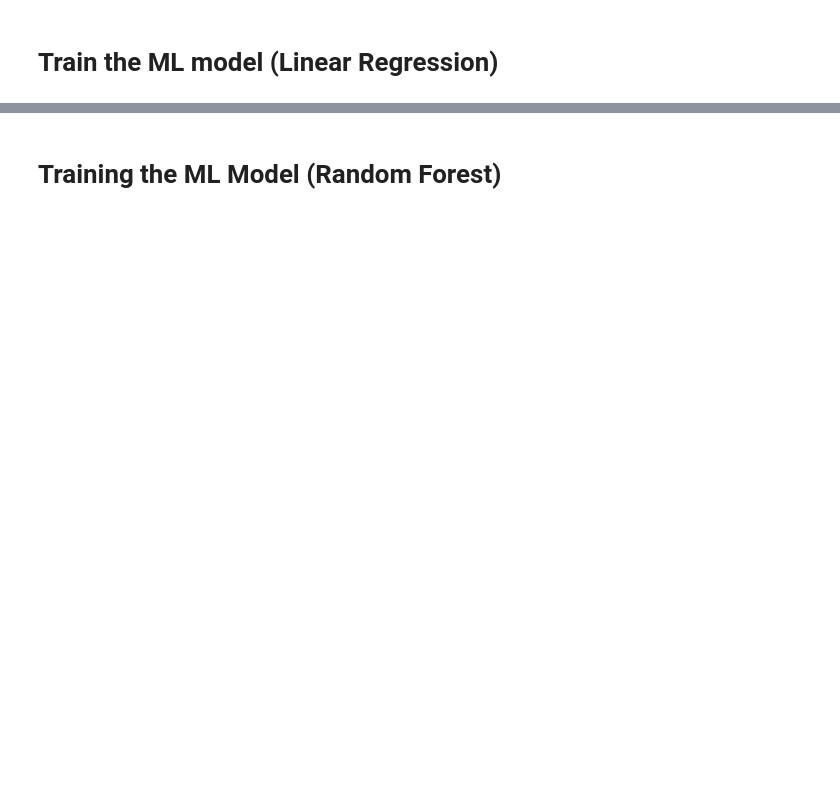
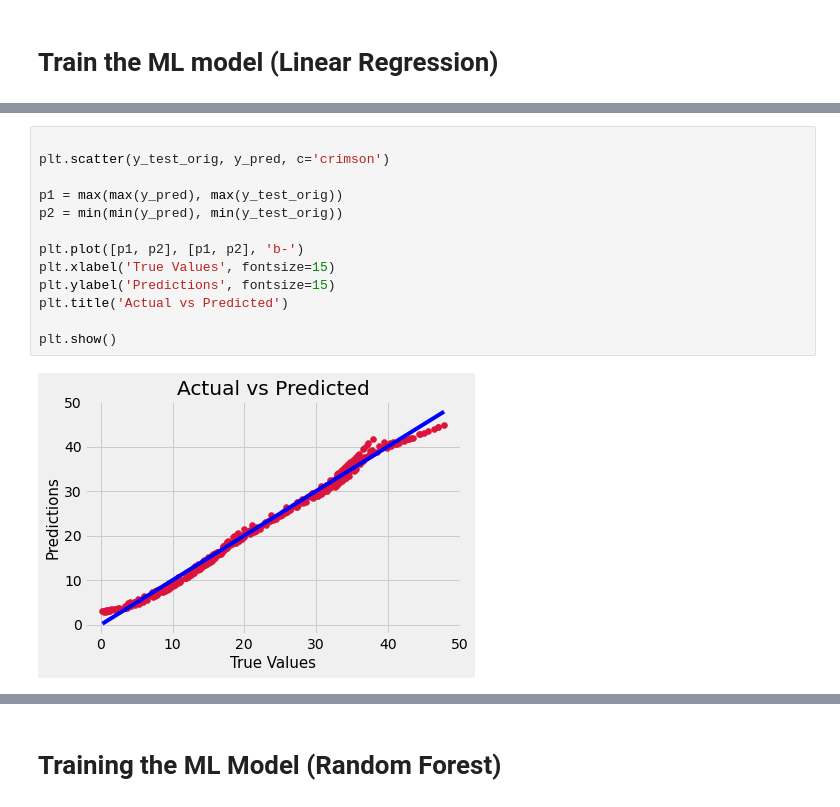
Before and after one commit to ayushranjan6456/HydrogenPrediction, a Jupyter notebook: Hydrogen_Prediction.ipynb, the cells around one changed output, grey strips where cells are left out. Drawn from its saved outputs; the diff is of its cells as text; blank space fills up the shorter version.

```diff
--- a/Hydrogen_Prediction.ipynb
+++ b/Hydrogen_Prediction.ipynb
@@ -159,0 +190,15 @@ plt.show()
+# %%
+
+plt.scatter(y_test_orig, y_pred, c='crimson')
+
+p1 = max(max(y_pred), max(y_test_orig))
+p2 = min(min(y_pred), min(y_test_orig))
+
+plt.plot([p1, p2], [p1, p2], 'b-')
+plt.xlabel('True Values', fontsize=15)
+plt.ylabel('Predictions', fontsize=15)
+plt.title('Actual vs Predicted')
+
+plt.show()
+# %% [output]
+[figure, added]
```
Also changed, not shown: parts of 19 cells of this notebook.
